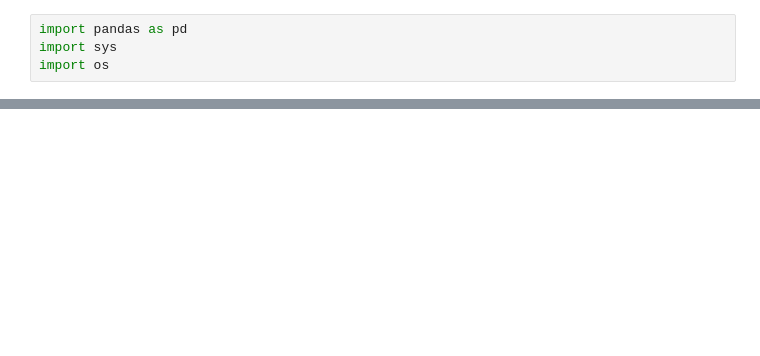
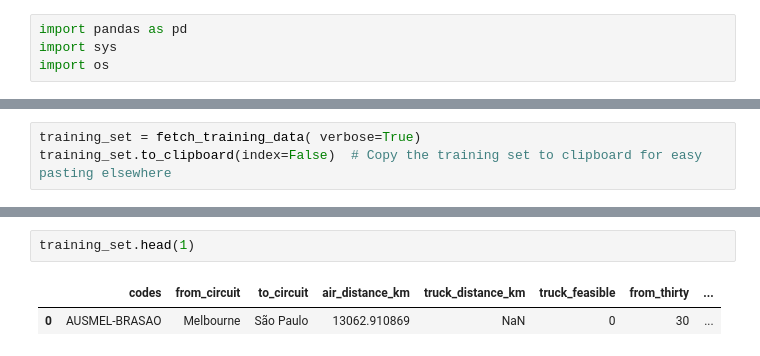
Before and after one commit to Ulquiorra-23/planetf1, a Jupyter notebook: notebooks/regression_eng.ipynb, the cells around one changed output, grey strips where cells are left out. Cells and saved outputs as stored; diff of their text form; blank space fills up the shorter version.

```diff
--- a/notebooks/regression_eng.ipynb
+++ b/notebooks/regression_eng.ipynb
@@ -149,0 +202,3 @@ Total training samples: 427
+# %%
+training_set = fetch_training_data( verbose=True)
+training_set.to_clipboard(index=False)  # Copy the training set to clipboard for easy pasting elsewhere
@@ -150 +223,6 @@ Total training samples: 427
+# %%
+training_set.head(1)
+# %% [output]
+|  | codes | from_circuit | to_circuit | air_distance_km | truck_distance_km | truck_feasible | from_thirty | ... |
+| 0 | AUSMEL-BRASAO | Melbourne | São Paulo | 13062.910869 | NaN | 0 | 30 | ... |
 # %%
```
Also changed, not shown: parts of 26 cells of this notebook, 25 other files.
